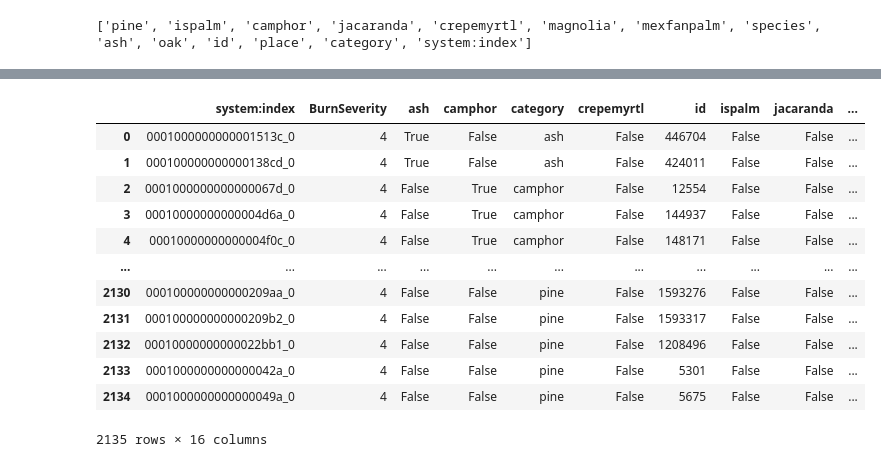
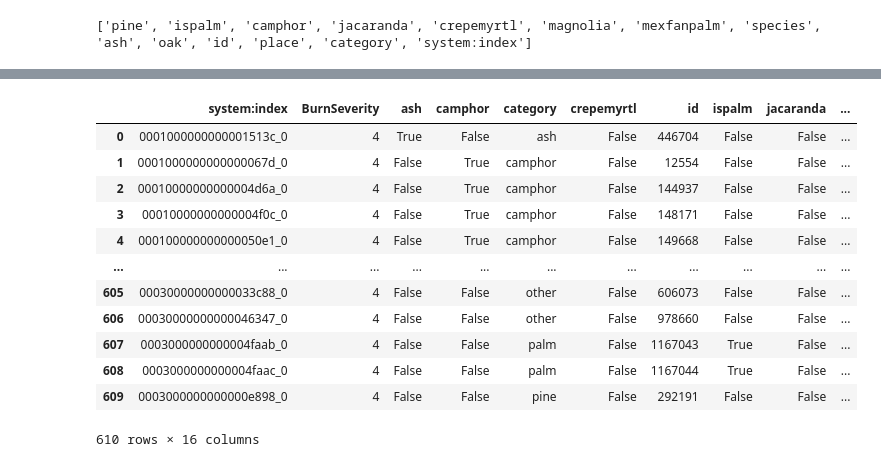
Before and after one commit to ankshah131/localsolve-open, a Jupyter notebook: wildfires/la_wildfires/LATrees_withburn.ipynb, the cells around one changed output, grey strips where cells are left out. Saved outputs shown, nothing was run; the diff lists cells and outputs as text; code cells hidden in the pictures.

```diff
--- a/wildfires/la_wildfires/LATrees_withburn.ipynb
+++ b/wildfires/la_wildfires/LATrees_withburn.ipynb
@@ -266,17 +263,17 @@ Drive already mounted at /content/drive; to attempt to forcibly remount, call dr
 # %%
-palisades_trees_withburn = pd.read_csv("/content/drive/MyDrive/Colab Notebooks/Palisades_LATreeswithburn.csv")
-palisades_trees_withburn
+trees_withburn = pd.read_csv("/content/drive/MyDrive/LATreeswithburn.csv")
+trees_withburn
 # %% [output]
 |  | system:index | BurnSeverity | ash | camphor | category | crepemyrtl | id | ispalm | jacaranda | ... |
 | 0 | 0001000000000001513c_0 | 4 | True | False | ash | False | 446704 | False | False | ... |
-| 1 | 000100000000000138cd_0 | 4 | True | False | ash | False | 424011 | False | False | ... |
-| 2 | 0001000000000000067d_0 | 4 | False | True | camphor | False | 12554 | False | False | ... |
-| 3 | 00010000000000004d6a_0 | 4 | False | True | camphor | False | 144937 | False | False | ... |
-| 4 | 00010000000000004f0c_0 | 4 | False | True | camphor | False | 148171 | False | False | ... |
+| 1 | 0001000000000000067d_0 | 4 | False | True | camphor | False | 12554 | False | False | ... |
+| 2 | 00010000000000004d6a_0 | 4 | False | True | camphor | False | 144937 | False | False | ... |
+| 3 | 00010000000000004f0c_0 | 4 | False | True | camphor | False | 148171 | False | False | ... |
+| 4 | 000100000000000050e1_0 | 4 | False | True | camphor | False | 149668 | False | False | ... |
 | ... | ... | ... | ... | ... | ... | ... | ... | ... | ... | ... |
-| 2130 | 000100000000000209aa_0 | 4 | False | False | pine | False | 1593276 | False | False | ... |
-| 2131 | 000100000000000209b2_0 | 4 | False | False | pine | False | 1593317 | False | False | ... |
-| 2132 | 00010000000000022bb1_0 | 4 | False | False | pine | False | 1208496 | False | False | ... |
-| 2133 | 0001000000000000042a_0 | 4 | False | False | pine | False | 5301 | False | False | ... |
-| 2134 | 0001000000000000049a_0 | 4 | False | False | pine | False | 5675 | False | False | ... |
+| 605 | 00030000000000033c88_0 | 4 | False | False | other | False | 606073 | False | False | ... |
+| 606 | 00030000000000046347_0 | 4 | False | False | other | False | 978660 | False | False | ... |
+| 607 | 0003000000000004faab_0 | 4 | False | False | palm | False | 1167043 | True | False | ... |
+| 608 | 0003000000000004faac_0 | 4 | False | False | palm | False | 1167044 | True | False | ... |
+| 609 | 0003000000000000e898_0 | 4 | False | False | pine | False | 292191 | False | False | ... |
-2135 rows × 16 columns
+610 rows × 16 columns
```
Also changed, not shown: parts of 17 cells of this notebook.
